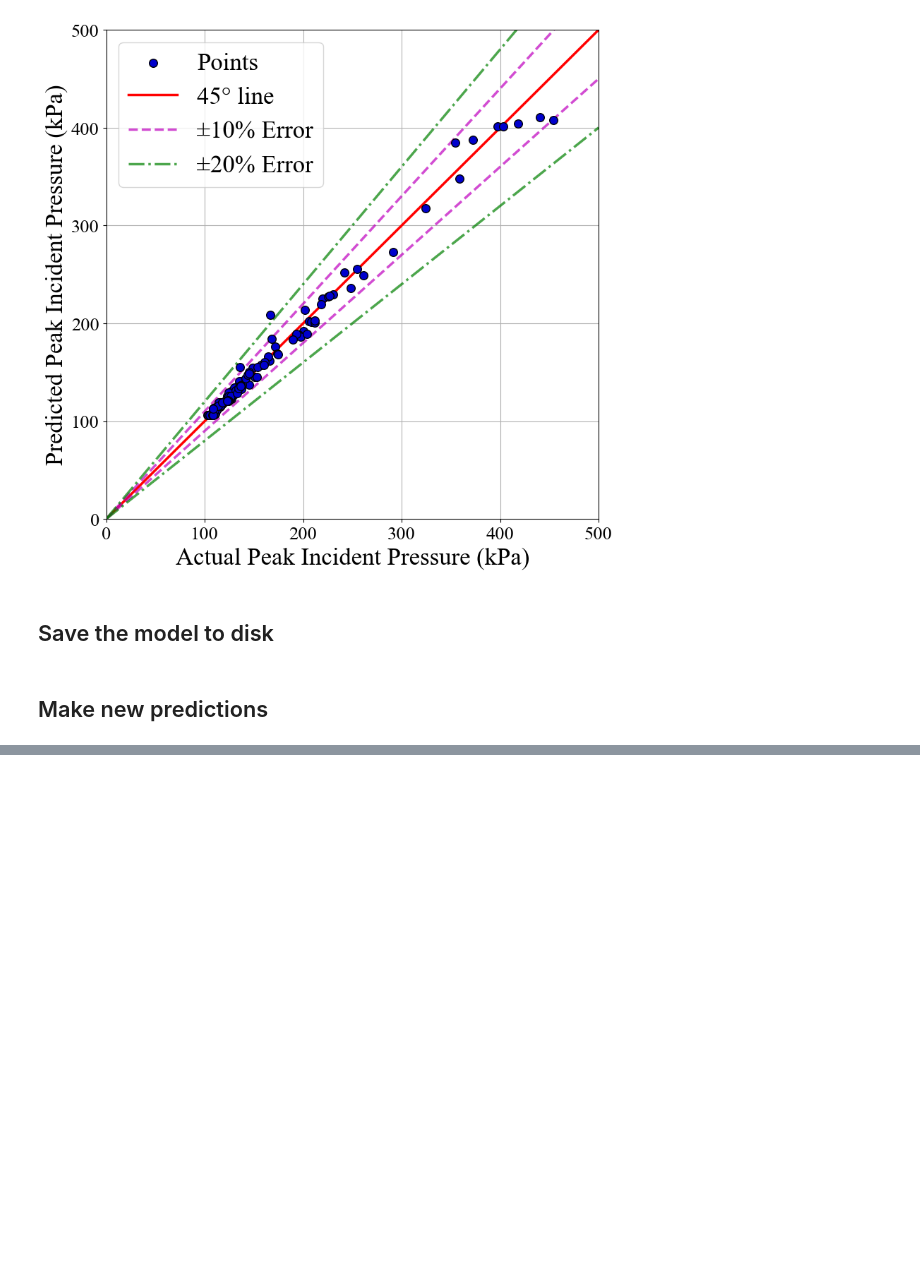
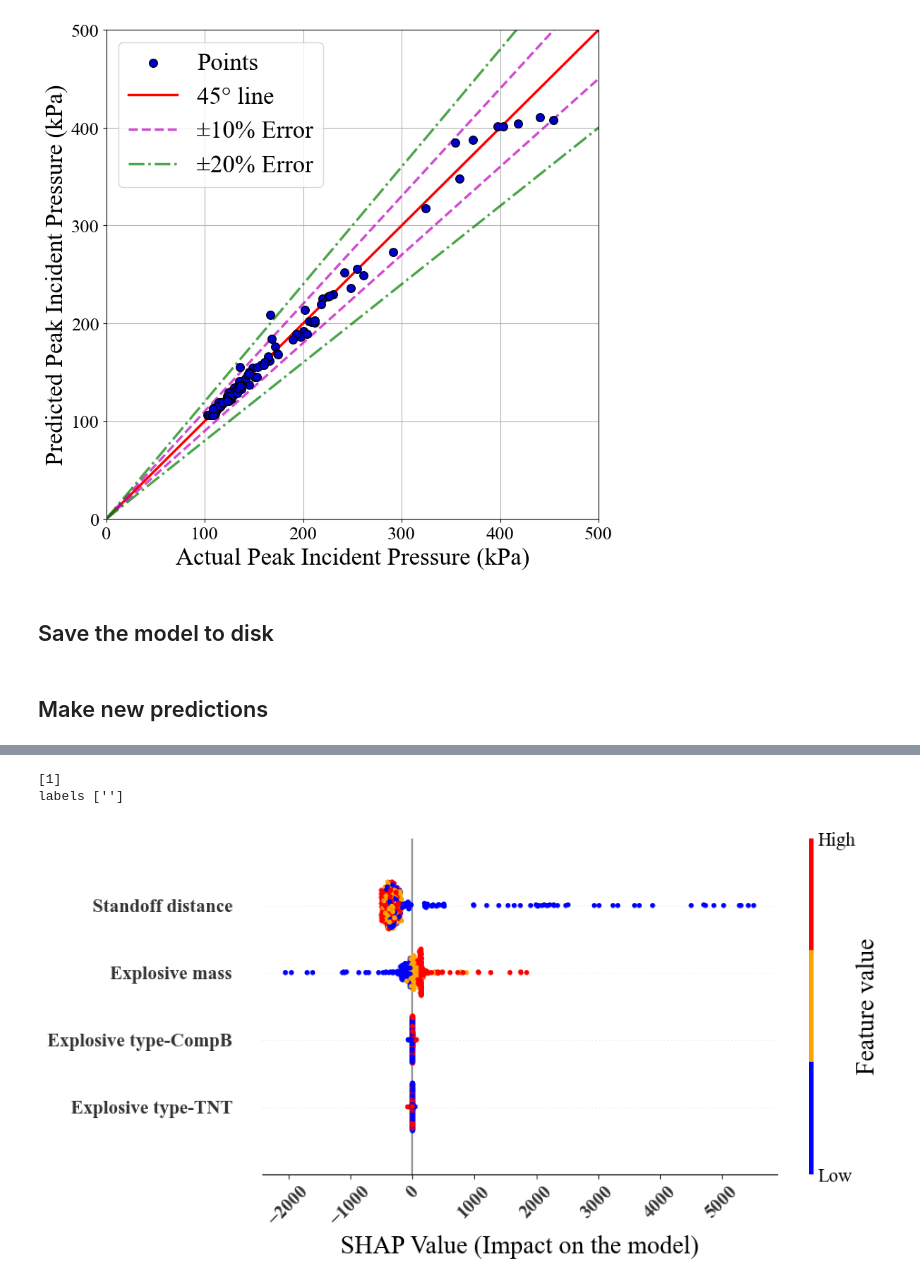
Before and after one commit to ChamodiWidanage/Pressure_Paper1, a Jupyter notebook: Random Forest_for_paper.ipynb, the cells around one changed output, grey strips where cells are left out. Drawn from its saved outputs; the diff is of its cells as text; code cells hidden in the pictures; blank space fills up the shorter version.

```diff
--- a/Random Forest_for_paper.ipynb
+++ b/Random Forest_for_paper.ipynb
@@ -339,0 +357,29 @@ print (comp_data_pred)
+# %%
+cmap = (mpl.colors.ListedColormap(['blue','orange', 'red'])
+        .with_extremes(under='yellow', over='red'))
+# %%
+#Summary plot type 2
+features = ['Explosive type-CompB', 'Explosive type-TNT', 'Explosive mass', 'Standoff distance']
+
+shap.summary_plot(shap_values, X_train, feature_names=features, show=False,cmap = cmap)
+# Get the current figure and axes objects.
+fig = plt.gcf()
+print (plt.get_fignums())
+print ("labels",plt.get_figlabels())
+plt.gcf().set_size_inches(10,5)
+plt.xlabel("SHAP Value (Impact on the model)", fontsize=20)
+plt.yticks(fontsize = 15,weight='bold')
+plt.xticks(fontsize = 15,weight='bold')
+plt.xticks(rotation=45)
+
+# Get colorbar
+cb_ax = fig.axes[1]
+
+# Modifying color bar parameters
+cb_ax.tick_params(labelsize=15)
+cb_ax.set_ylabel("Feature value", fontsize=20)
+plt.savefig('Images/SHAP1.png', dpi = 600, bbox_inches = 'tight')
+# %% [output]
+[1]
+labels ['']
+[figure, added]
```
Also changed, not shown: parts of 14 cells of this notebook, 15 other files.
